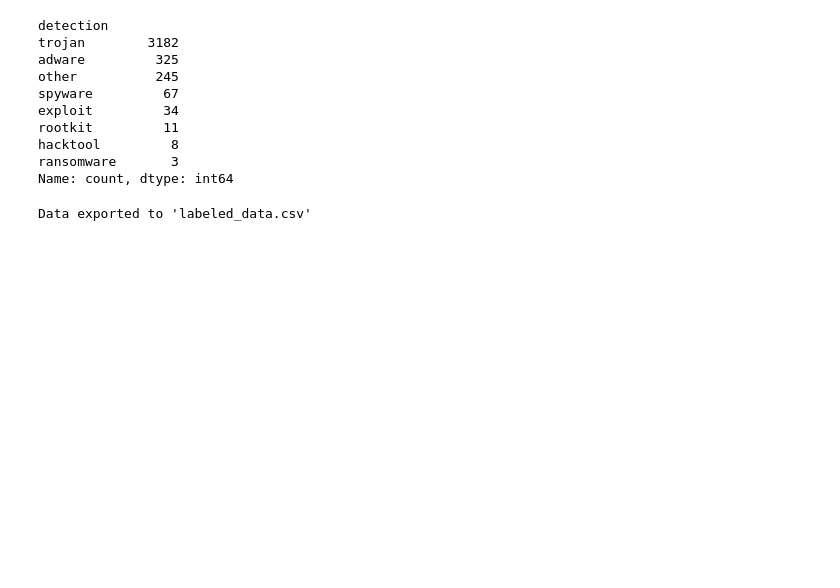
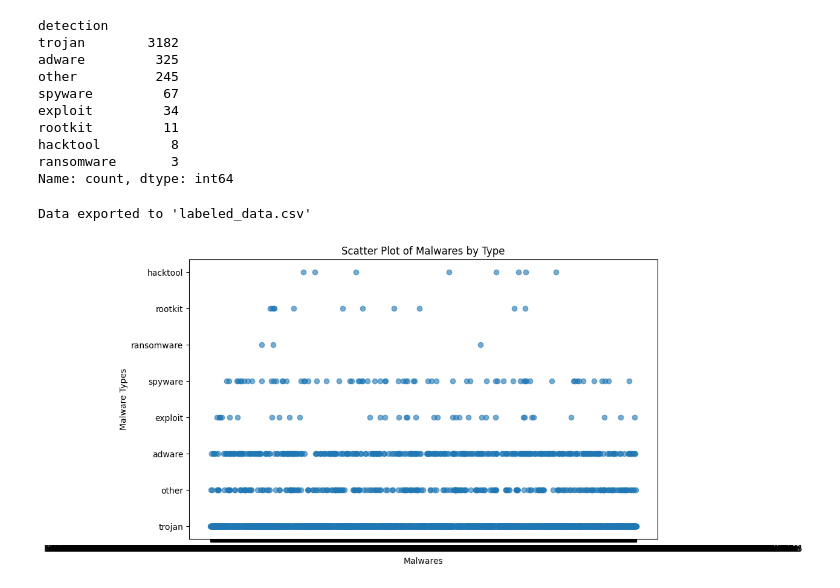
Before and after one commit to Kreunt/catch-o-labeler, a Jupyter notebook: labeler.ipynb, the cells around one changed output. Saved outputs shown, nothing was run; the diff lists cells and outputs as text; code cells hidden in the pictures; blank space fills up the shorter version.

Commit message:
update labeler

```diff
--- a/labeler.ipynb
+++ b/labeler.ipynb
@@ -20,7 +20,7 @@ def get_scan_result(scans):
             for s in ['Adware', 'adware']:
                 if s in res:
                     return 'adware'
-            for s in ['Exploit', 'exploit']:
+            for s in ['Expl', 'expl']:
                 if s in res:
                     return 'exploit'
             for s in ['Root', 'root']:
@@ -29,7 +29,7 @@ def get_scan_result(scans):
             for s in ['Hack', 'hack']:
                 if s in res:
                     return 'hacktool'
-            for s in ['trj', 'Trj', 'Troj', 'troj', 'Trojan', 'trojan']:
+            for s in ['trj', 'Trj', 'Troj', 'troj']:
                 if s in res:
                     return 'trojan'
     return 'other'
@@ -84,3 +75,17 @@ df.to_csv('labeled_data.csv', index=False)
 print("Data exported to 'labeled_data.csv'")
 # %% [output]
 Data exported to 'labeled_data.csv'
+# %%
+# Create a scatter plot
+plt.figure(figsize=(10, 6))
+scatter = plt.scatter(df['hash'], df['detection'], alpha=0.6)
+
+# Add labels and title
+plt.xlabel('Malwares')
+plt.ylabel('Malware Types')
+plt.title('Scatter Plot of Malwares by Type')
+
+# Show the plot
+plt.show()
+# %% [output]
+[figure, added]
```
Also changed, not shown: parts of 1 cell of this notebook.
